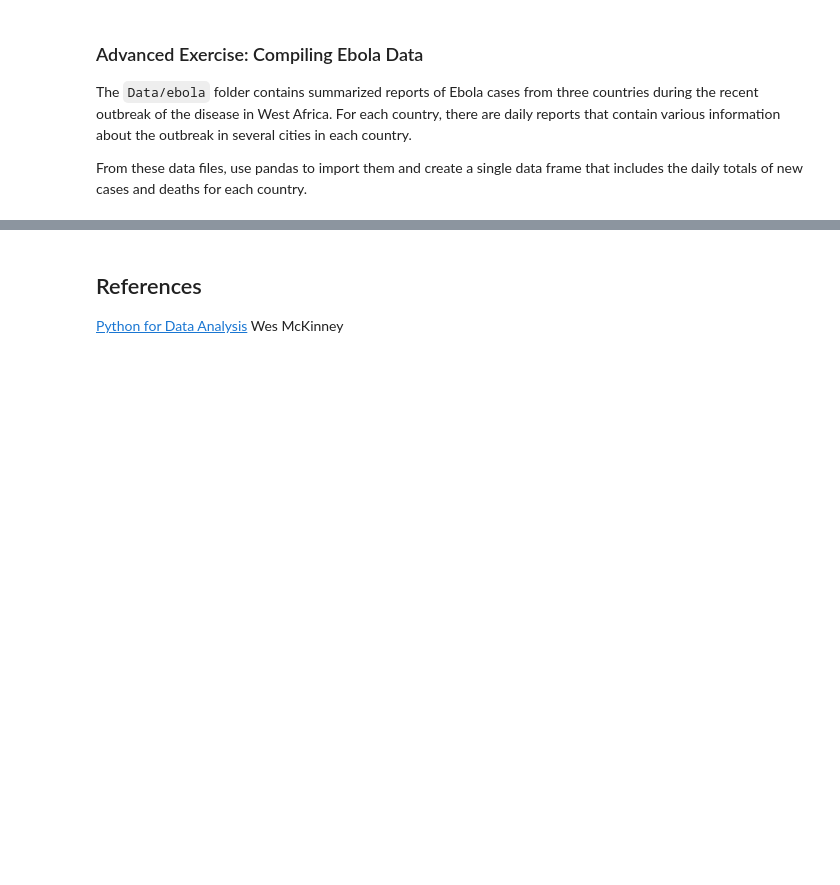
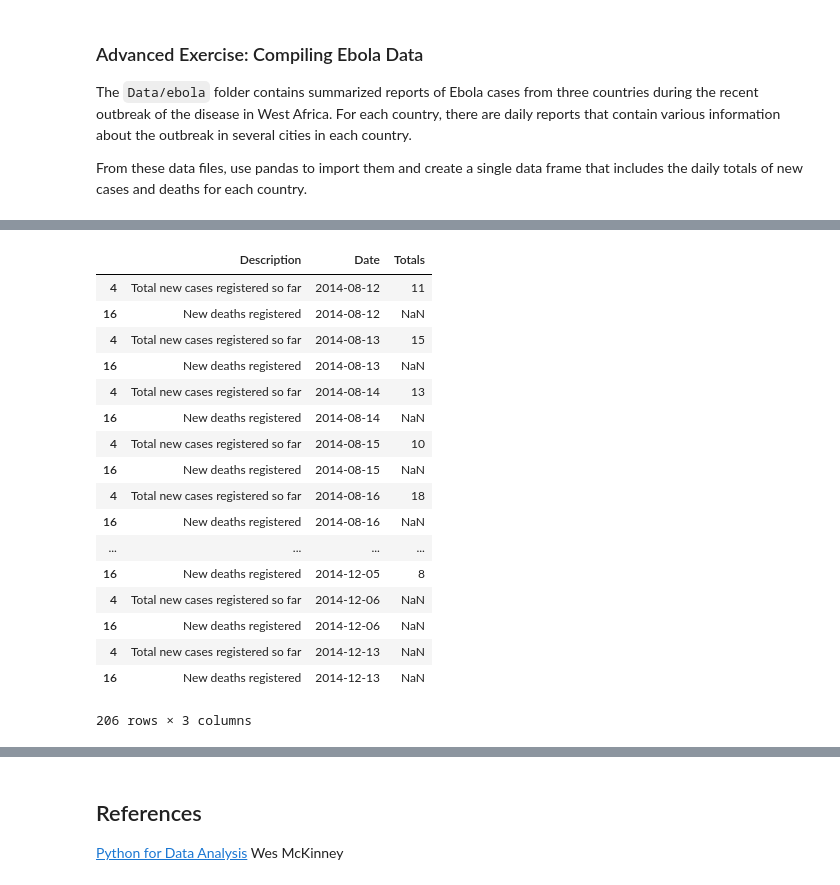
Before and after one commit to fanzhangsuper/fancy_group, a Jupyter notebook: 02 - Intro to Pandas/Intro to Pandas.ipynb, the cells around one changed output, grey strips where cells are left out. Saved outputs shown, nothing was run; the diff lists cells and outputs as text; code cells hidden in the pictures; blank space fills up the shorter version.

```diff
--- a/02 - Intro to Pandas/Intro to Pandas.ipynb
+++ b/02 - Intro to Pandas/Intro to Pandas.ipynb
@@ -1997,0 +1048,3 @@ From these data files, use pandas to import them and create a single data frame
+# %%
+lsl = [pd.read_csv(filename) for filename in glob.glob("data/ebola/sl_data/*.csv")]
+sl_data = pd.concat(lsl, join='outer')
@@ -1997,0 +1064,8 @@ From these data files, use pandas to import them and create a single data frame
+# %%
+sl_data.columns = ['34 Military Hospital', 'Bo', 'Bo EMC', 'Bombali', 'Bonthe',
+       'Hastings-F/Town', 'Kailahun', 'Kambia', 'Kenema', 'Kenema (IFRC)',
+       'Kenema (KGH)', 'Koinadugu', 'Kono', 'Moyamba', 'Totals',
+       'Police training School', 'Police traning School', 'Port Loko',
+       'Pujehun', 'Tonkolili', 'Unnamed: 18', 'Western area',
+       'Western area combined', 'Western area rural', 'Western area urban',
+       'Date', 'Description']
@@ -1997,0 +1112,28 @@ From these data files, use pandas to import them and create a single data frame
+# %%
+sl_data.Description.replace('new_confirmed', 'Total new cases registered so far', inplace=True)
+sl_data.Description.replace('etc_new_deaths', 'New deaths registered', inplace=True)
+# %%
+sl_data1 = sl_data[sl_data.Description.isin(['Total new cases registered so far',
+                                                         'New deaths registered'])]
+# %%
+sl_data3 = sl_data1[['Description', 'Date', 'Totals']]
+sl_data3
+# %% [output]
+|  | Description | Date | Totals |
+| 4 | Total new cases registered so far | 2014-08-12 | 11 |
+| 16 | New deaths registered | 2014-08-12 | NaN |
+| 4 | Total new cases registered so far | 2014-08-13 | 15 |
+| 16 | New deaths registered | 2014-08-13 | NaN |
+| 4 | Total new cases registered so far | 2014-08-14 | 13 |
+| 16 | New deaths registered | 2014-08-14 | NaN |
+| 4 | Total new cases registered so far | 2014-08-15 | 10 |
+| 16 | New deaths registered | 2014-08-15 | NaN |
+| 4 | Total new cases registered so far | 2014-08-16 | 18 |
+| 16 | New deaths registered | 2014-08-16 | NaN |
+| ... | ... | ... | ... |
+| 16 | New deaths registered | 2014-12-05 | 8 |
+| 4 | Total new cases registered so far | 2014-12-06 | NaN |
+| 16 | New deaths registered | 2014-12-06 | NaN |
+| 4 | Total new cases registered so far | 2014-12-13 | NaN |
+| 16 | New deaths registered | 2014-12-13 | NaN |
+206 rows × 3 columns
```
Also changed, not shown: parts of 196 cells of this notebook.
